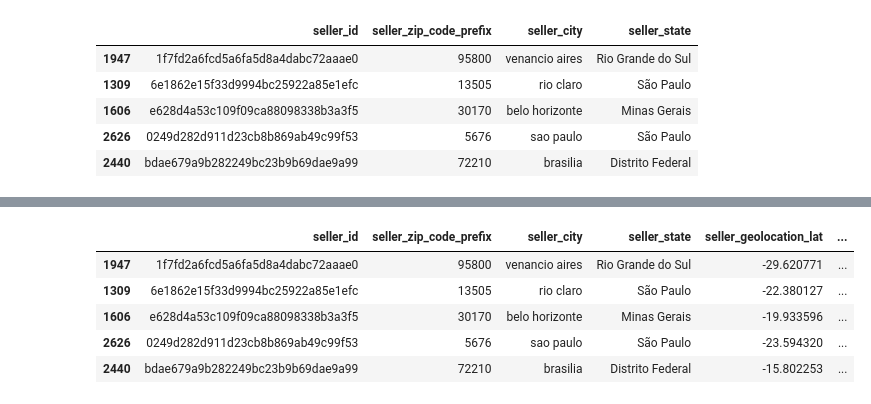
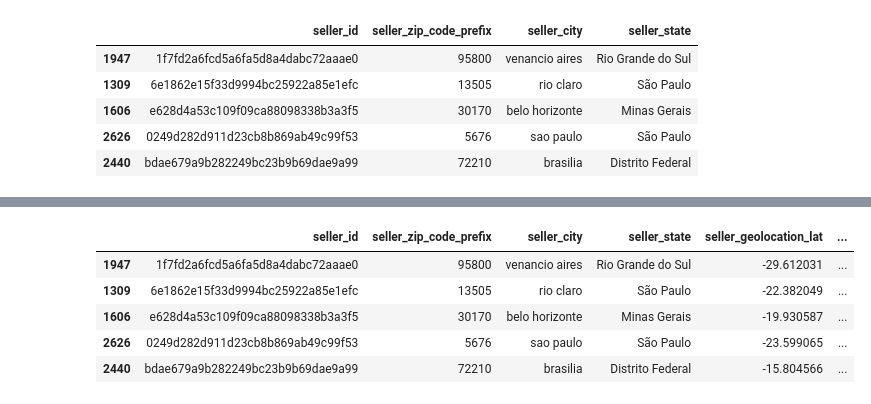
Before and after one commit to malifnasrulloh/Analysis-Data-E-Commerce, a Jupyter notebook: data_prep.ipynb, the cells around one changed output, grey strips where cells are left out. Saved outputs shown, nothing was run; the diff lists cells and outputs as text; code cells hidden in the pictures.

```diff
--- a/data_prep.ipynb
+++ b/data_prep.ipynb
@@ -94,0 +111,7 @@ sellers.sample(5, random_state=42)
+# %%
+order_items = order_items.interpolate("linear")
+order_payments = order_payments.interpolate("linear")
+order_reviews = order_reviews.interpolate("linear")
+orders = orders.interpolate("linear")
+products = products.interpolate("linear")
+geolocations = geolocations.interpolate("linear")
@@ -95,38 +155,39 @@ sellers.sample(5, random_state=42)
 # %%
 def getCoordinate(zip_code: int, geolocation_data: pd.DataFrame):
     result = geolocation_data[geolocation_data.geolocation_zip_code_prefix == zip_code][
         ["geolocation_lat", "geolocation_lng"]
     ]
     if len(result) == 0:
         closest_zip_code = (
-            geolocation_data.geolocation_zip_code_prefix - zip_code
+            geolocation_data.geolocation_zip_code_prefix - 82040
         ).abs()
         closest_zip_code_index = closest_zip_code.idxmin()
+        closest_zip_code = geolocation_data.iloc[[closest_zip_code_index]].geolocation_zip_code_prefix.values[0]
         result = (
-            geolocation_data.iloc[[closest_zip_code_index]][
+            geolocation_data[geolocation_data.geolocation_zip_code_prefix == closest_zip_code][
                 ["geolocation_lat", "geolocation_lng"]
             ]
             .sample(frac=0.5)
             .mean()
             .to_frame()
             .T
         )
     else:
         result = result.sample(1)
     return result.iloc[0]
 
 
 sellers[["seller_geolocation_lat", "seller_geolocation_lng"]] = (
     sellers.seller_zip_code_prefix.apply(lambda x: getCoordinate(x, geolocations))
 )
 sellers.sample(5, random_state=42)
 # %% [output]
 |  | seller_id | seller_zip_code_prefix | seller_city | seller_state | seller_geolocation_lat | ... |
-| 1947 | 1f7fd2a6fcd5a6fa5d8a4dabc72aaae0 | 95800 | venancio aires | Rio Grande do Sul | -29.620771 | ... |
-| 1309 | 6e1862e15f33d9994bc25922a85e1efc | 13505 | rio claro | São Paulo | -22.380127 | ... |
-| 1606 | e628d4a53c109f09ca88098338b3a3f5 | 30170 | belo horizonte | Minas Gerais | -19.933596 | ... |
-| 2626 | 0249d282d911d23cb8b869ab49c99f53 | 5676 | sao paulo | São Paulo | -23.594320 | ... |
-| 2440 | bdae679a9b282249bc23b9b69dae9a99 | 72210 | brasilia | Distrito Federal | -15.802253 | ... |
+| 1947 | 1f7fd2a6fcd5a6fa5d8a4dabc72aaae0 | 95800 | venancio aires | Rio Grande do Sul | -29.612031 | ... |
+| 1309 | 6e1862e15f33d9994bc25922a85e1efc | 13505 | rio claro | São Paulo | -22.382049 | ... |
+| 1606 | e628d4a53c109f09ca88098338b3a3f5 | 30170 | belo horizonte | Minas Gerais | -19.930587 | ... |
+| 2626 | 0249d282d911d23cb8b869ab49c99f53 | 5676 | sao paulo | São Paulo | -23.599065 | ... |
+| 2440 | bdae679a9b282249bc23b9b69dae9a99 | 72210 | brasilia | Distrito Federal | -15.804566 | ... |
 # %%
 customers[["customer_geolocation_lat", "customer_geolocation_lng"]] = (
     customers.customer_zip_code_prefix.apply(lambda x: getCoordinate(x, geolocations))
```
Also changed, not shown: parts of 9 cells of this notebook, 2 other files.
